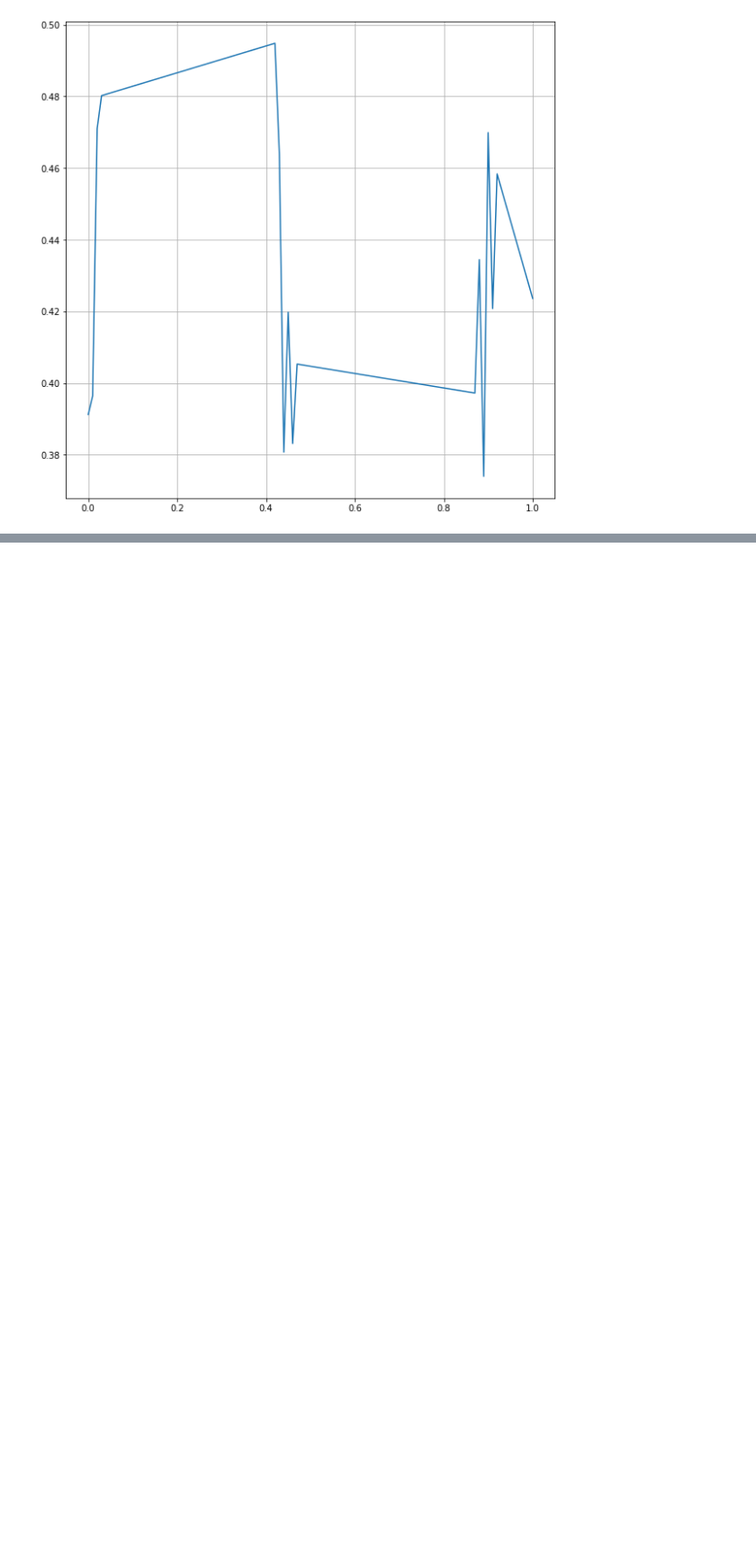
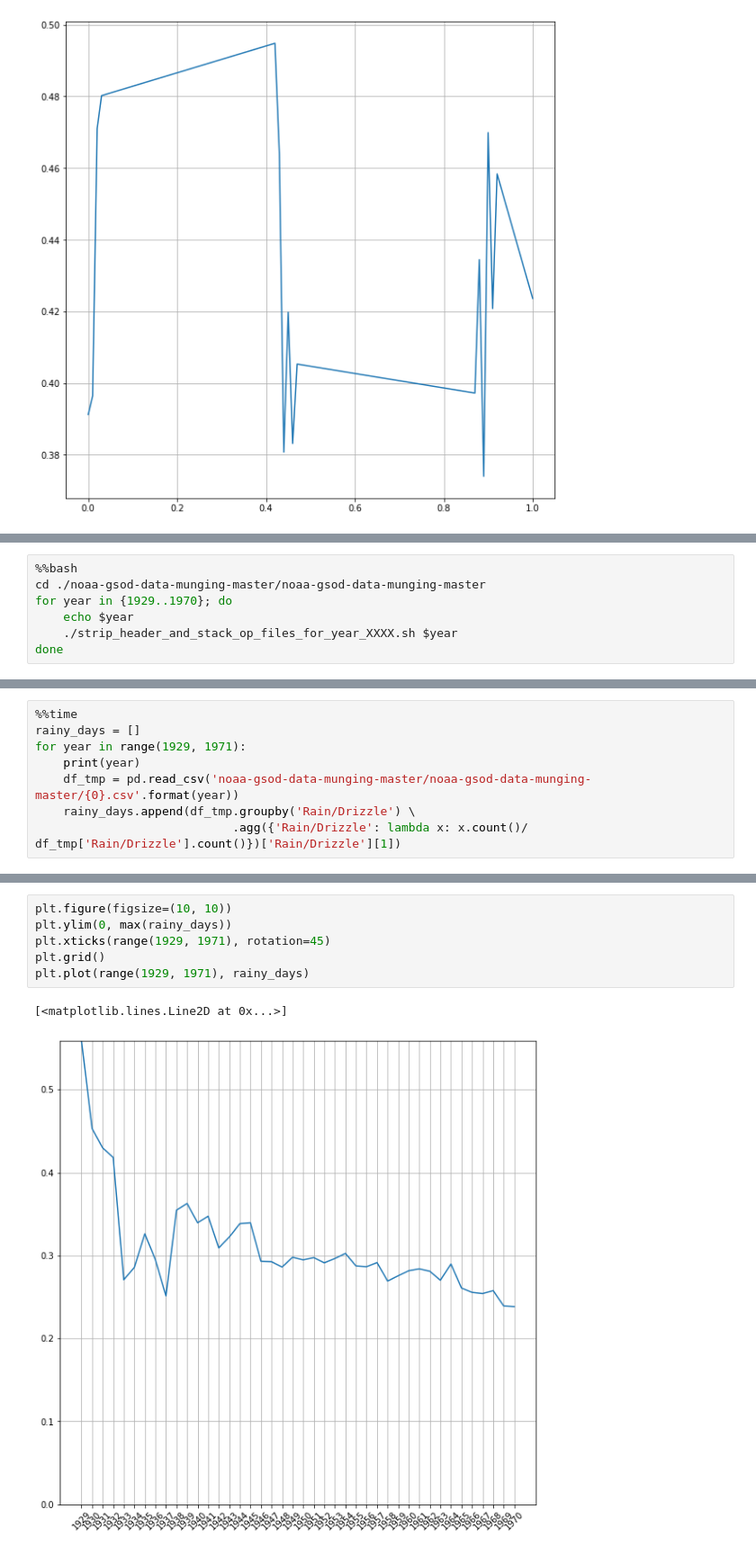
Before and after one commit to Dionidgy/ML, a Jupyter notebook: lifelong/lifelong.ipynb, the cells around one changed output, grey strips where cells are left out. Shown: that part at 90% size. Drawn from its saved outputs; the diff is of its cells as text; blank space fills up the shorter version.

```diff
--- a/lifelong/lifelong.ipynb
+++ b/lifelong/lifelong.ipynb
@@ -533,0 +537,7 @@ KeyError: 'perc'
+# %%
+%%bash
+cd ./noaa-gsod-data-munging-master/noaa-gsod-data-munging-master
+for year in {1929..1970}; do
+    echo $year
+    ./strip_header_and_stack_op_files_for_year_XXXX.sh $year
+done
@@ -533,0 +562,8 @@ KeyError: 'perc'
+# %%
+%%time
+rainy_days = []
+for year in range(1929, 1971):
+    print(year)
+    df_tmp = pd.read_csv('noaa-gsod-data-munging-master/noaa-gsod-data-munging-master/{0}.csv'.format(year))
+    rainy_days.append(df_tmp.groupby('Rain/Drizzle') \
+                            .agg({'Rain/Drizzle': lambda x: x.count()/ df_tmp['Rain/Drizzle'].count()})['Rain/Drizzle'][1])
@@ -533,0 +588,9 @@ KeyError: 'perc'
+# %%
+plt.figure(figsize=(10, 10))
+plt.ylim(0, max(rainy_days))
+plt.xticks(range(1929, 1971), rotation=45)
+plt.grid()
+plt.plot(range(1929, 1971), rainy_days)
+# %% [output]
+[<matplotlib.lines.Line2D at 0x...>]
+[figure, added]
```
Also changed, not shown: parts of 10 cells of this notebook.
